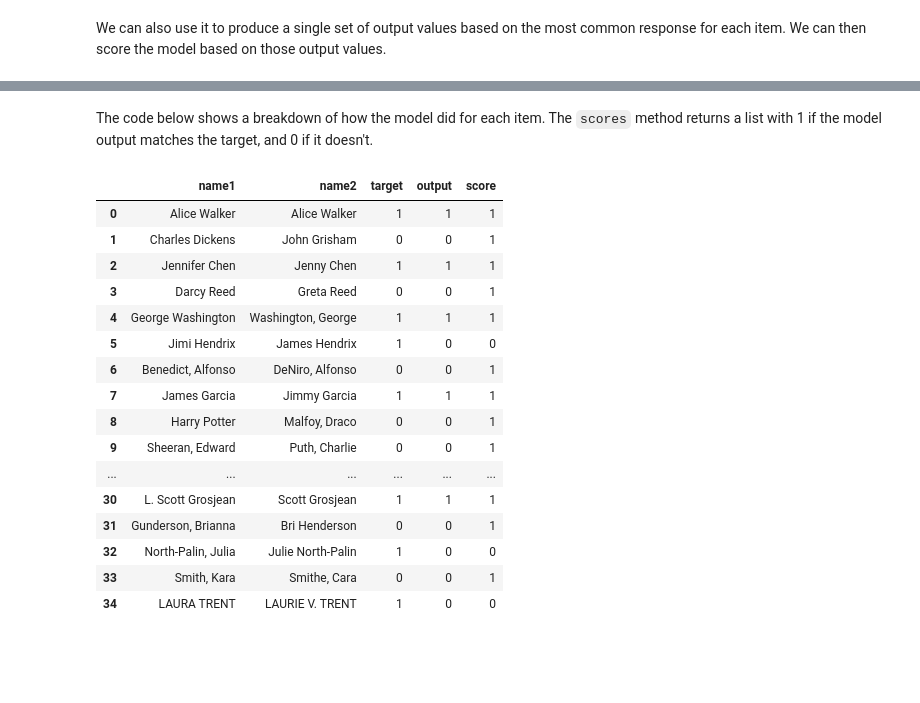
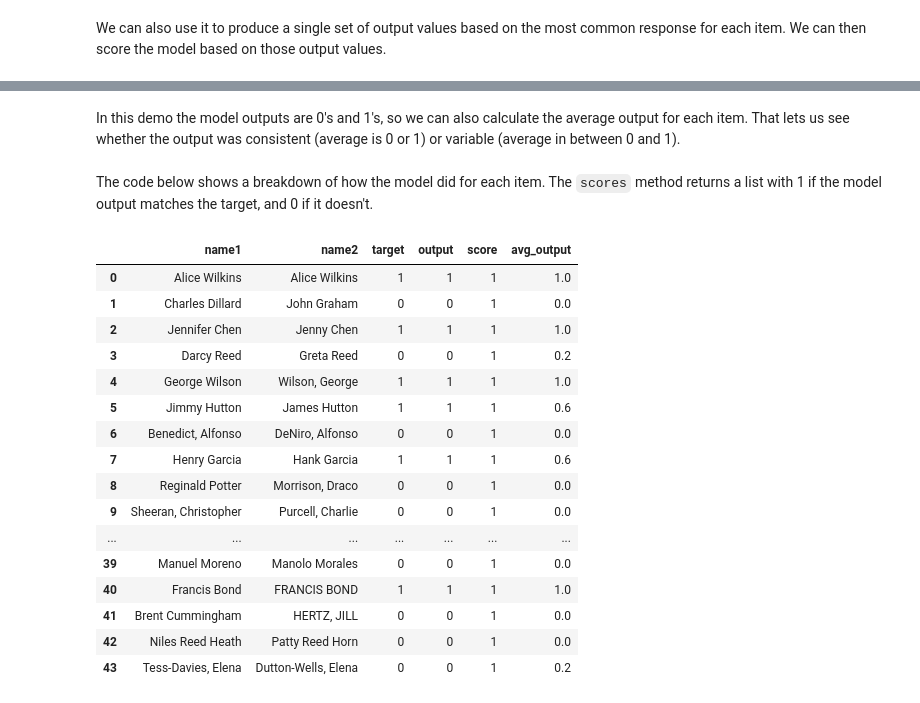
Before and after one commit to haskelt/openai-data-tools, a Jupyter notebook: demos/name_matching/name_matching.ipynb, the cells around one changed output, grey strips where cells are left out. Saved outputs shown, nothing was run; the diff lists cells and outputs as text; code cells hidden in the pictures; blank space fills up the shorter version.

Commit message:
Made improvements to the name matching demo

```diff
--- a/demos/name_matching/name_matching.ipynb
+++ b/demos/name_matching/name_matching.ipynb
@@ -91,23 +103,27 @@ scorer.accuracy()
+# %% [markdown]
+In this demo the model outputs are 0's and 1's, so we can also calculate the average output for each item. That lets us see whether the output was consistent (average is 0 or 1) or variable (average in between 0 and 1).
+# %%
+avg_output = np.mean(np.array(outputs,dtype=int),axis=0).tolist()
 # %% [markdown]
 The code below shows a breakdown of how the model did for each item. The `scores` method returns a list with 1 if the model output matches the target, and 0 if it doesn't.
 # %%
 scores = scorer.scores()
-pd.DataFrame({'name1': names['name1'], 'name2': names['name2'], 'target': names['target'], 'output': combined_output, 'score': scores})
+pd.DataFrame({'name1': names['name1'], 'name2': names['name2'], 'target': names['target'], 'output': combined_output, 'score': scores, 'avg_output': avg_output})
 # %% [output]
-|  | name1 | name2 | target | output | score |
-| 0 | Alice Walker | Alice Walker | 1 | 1 | 1 |
-| 1 | Charles Dickens | John Grisham | 0 | 0 | 1 |
-| 2 | Jennifer Chen | Jenny Chen | 1 | 1 | 1 |
-| 3 | Darcy Reed | Greta Reed | 0 | 0 | 1 |
-| 4 | George Washington | Washington, George | 1 | 1 | 1 |
-| 5 | Jimi Hendrix | James Hendrix | 1 | 0 | 0 |
-| 6 | Benedict, Alfonso | DeNiro, Alfonso | 0 | 0 | 1 |
-| 7 | James Garcia | Jimmy Garcia | 1 | 1 | 1 |
-| 8 | Harry Potter | Malfoy, Draco | 0 | 0 | 1 |
-| 9 | Sheeran, Edward | Puth, Charlie | 0 | 0 | 1 |
-| ... | ... | ... | ... | ... | ... |
-| 30 | L. Scott Grosjean | Scott Grosjean | 1 | 1 | 1 |
-| 31 | Gunderson, Brianna | Bri Henderson | 0 | 0 | 1 |
-| 32 | North-Palin, Julia | Julie North-Palin | 1 | 0 | 0 |
-| 33 | Smith, Kara | Smithe, Cara | 0 | 0 | 1 |
-| 34 | LAURA TRENT | LAURIE V. TRENT | 1 | 0 | 0 |
+|  | name1 | name2 | target | output | score | avg_output |
+| 0 | Alice Wilkins | Alice Wilkins | 1 | 1 | 1 | 1.0 |
+| 1 | Charles Dillard | John Graham | 0 | 0 | 1 | 0.0 |
+| 2 | Jennifer Chen | Jenny Chen | 1 | 1 | 1 | 1.0 |
+| 3 | Darcy Reed | Greta Reed | 0 | 0 | 1 | 0.2 |
+| 4 | George Wilson | Wilson, George | 1 | 1 | 1 | 1.0 |
+| 5 | Jimmy Hutton | James Hutton | 1 | 1 | 1 | 0.6 |
+| 6 | Benedict, Alfonso | DeNiro, Alfonso | 0 | 0 | 1 | 0.0 |
+| 7 | Henry Garcia | Hank Garcia | 1 | 1 | 1 | 0.6 |
+| 8 | Reginald Potter | Morrison, Draco | 0 | 0 | 1 | 0.0 |
+| 9 | Sheeran, Christopher | Purcell, Charlie | 0 | 0 | 1 | 0.0 |
+| ... | ... | ... | ... | ... | ... | ... |
+| 39 | Manuel Moreno | Manolo Morales | 0 | 0 | 1 | 0.0 |
+| 40 | Francis Bond | FRANCIS BOND | 1 | 1 | 1 | 1.0 |
+| 41 | Brent Cummingham | HERTZ, JILL | 0 | 0 | 1 | 0.0 |
+| 42 | Niles Reed Heath | Patty Reed Horn | 0 | 0 | 1 | 0.0 |
+| 43 | Tess-Davies, Elena | Dutton-Wells, Elena | 0 | 0 | 1 | 0.2 |
```
Also changed, not shown: parts of 8 cells of this notebook, 2 other files.
